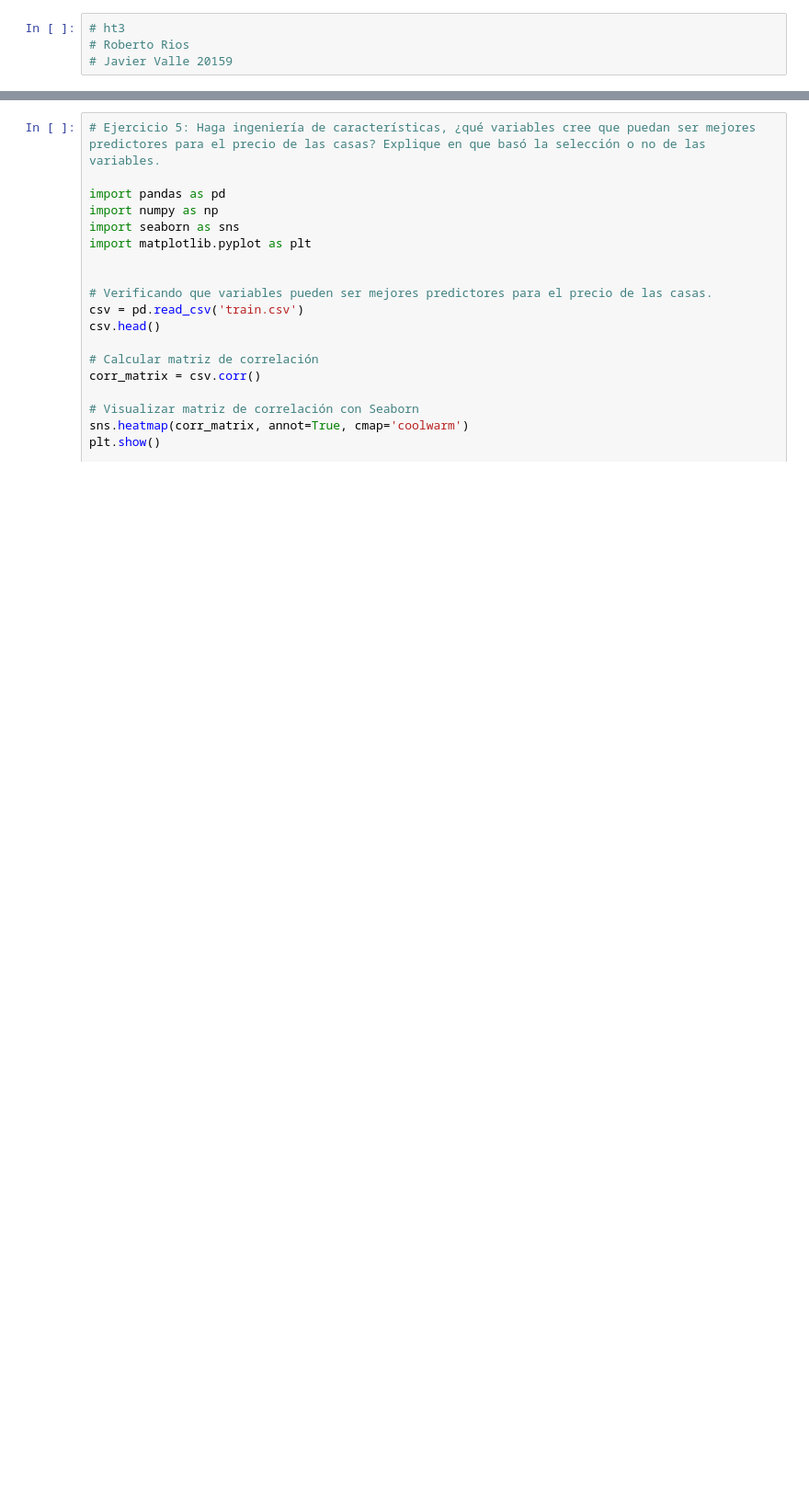
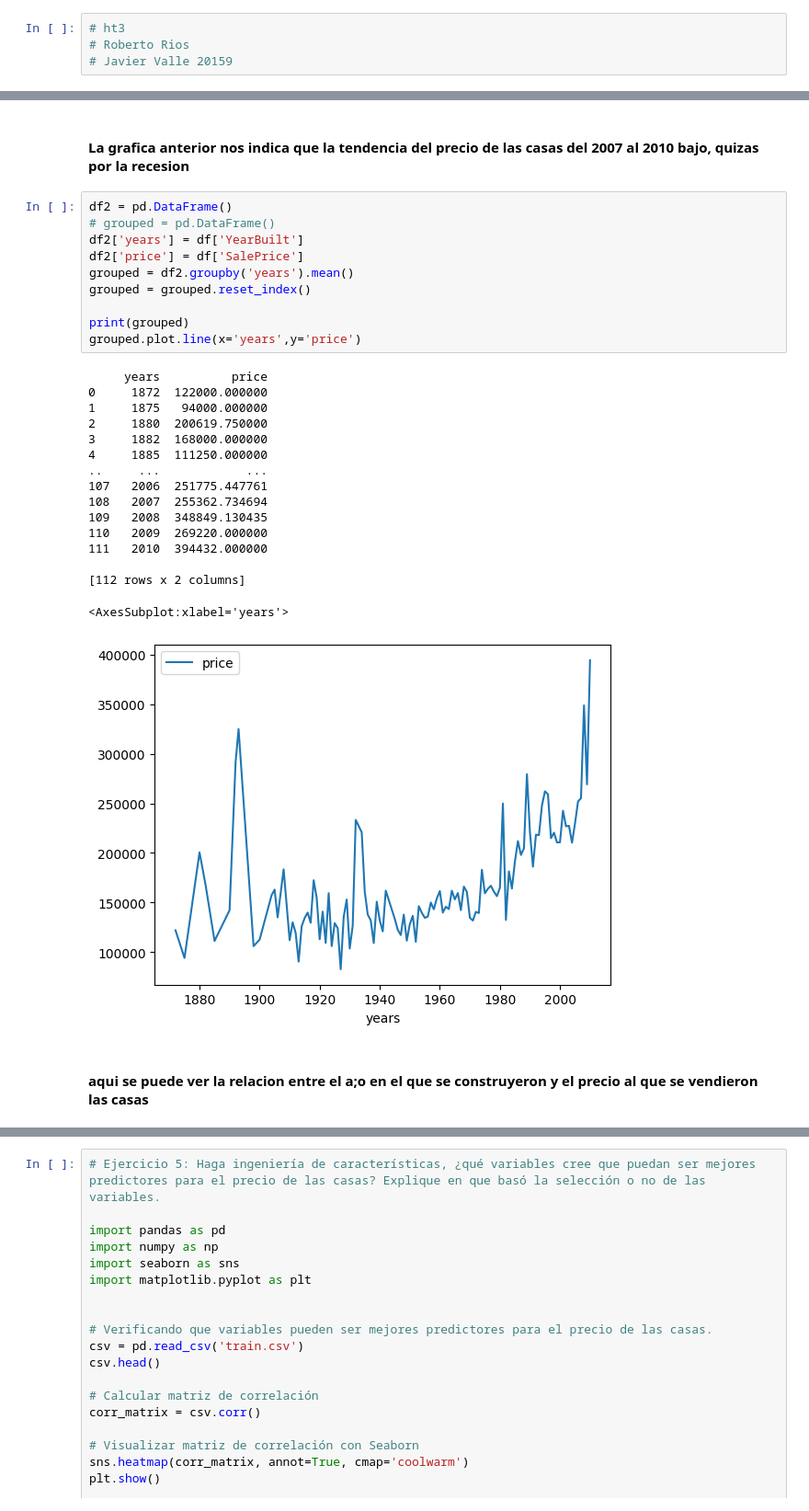
Before and after one commit to Javier19-cmd/HT3, a Jupyter notebook: main.ipynb, the cells around one changed output, grey strips where cells are left out. Shown at 92% size. Drawn from its saved outputs; the diff is of its cells as text; blank space fills up the shorter version.

```diff
--- a/main.ipynb
+++ b/main.ipynb
@@ -4,0 +43,31 @@
+# %% [markdown]
+#### La grafica anterior nos indica que la tendencia del precio de las casas del 2007 al 2010 bajo, quizas por la recesion
+# %%
+df2 = pd.DataFrame()
+# grouped = pd.DataFrame()
+df2['years'] = df['YearBuilt']
+df2['price'] = df['SalePrice']
+grouped = df2.groupby('years').mean()
+grouped = grouped.reset_index()
+
+print(grouped)
+grouped.plot.line(x='years',y='price')
+# %% [output]
+     years          price
+0     1872  122000.000000
+1     1875   94000.000000
+2     1880  200619.750000
+3     1882  168000.000000
+4     1885  111250.000000
+..     ...            ...
+107   2006  251775.447761
+108   2007  255362.734694
+109   2008  348849.130435
+110   2009  269220.000000
+111   2010  394432.000000
+
+[112 rows x 2 columns]
+<AxesSubplot:xlabel='years'>
+[figure, added]
+# %% [markdown]
+#### aqui se puede ver la relacion entre el a;o en el que se construyeron y el precio al que se vendieron las casas
```
Also changed, not shown: parts of 25 cells of this notebook, 1 other file.
